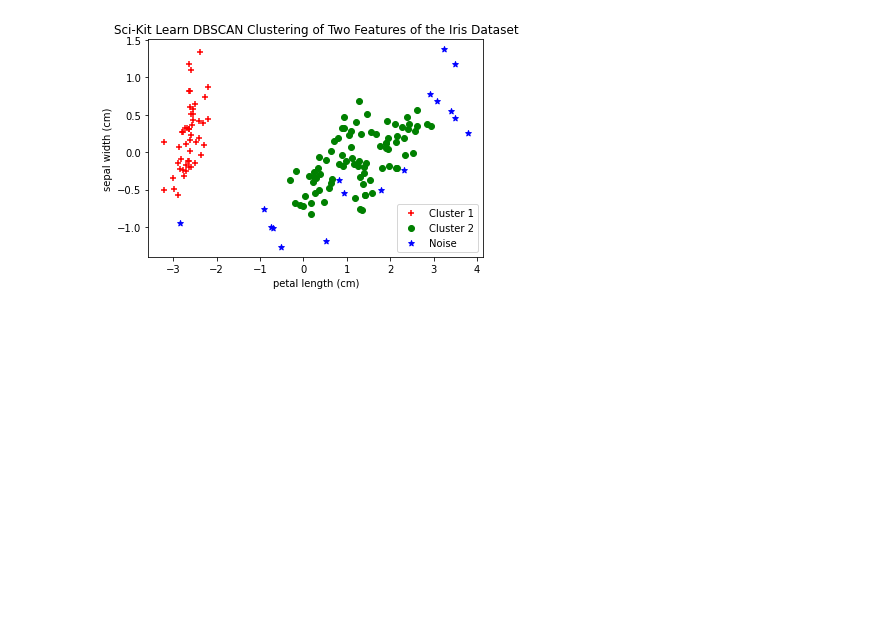
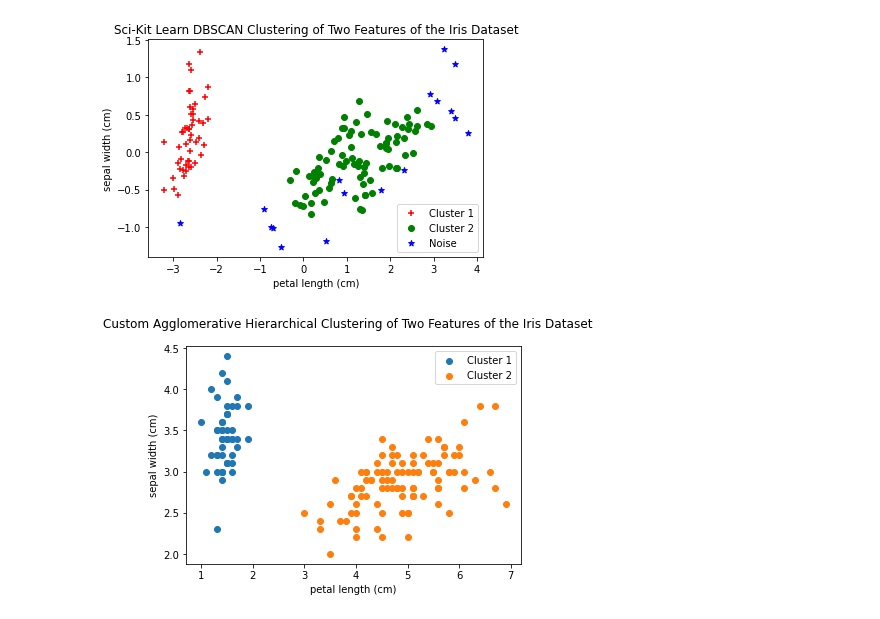
Before and after one commit to FlyN-Nick/introToML, a Jupyter notebook: New Jupyter Notebooks/Clustering.ipynb, the cells around one changed output. Saved outputs shown, nothing was run; the diff lists cells and outputs as text; code cells hidden in the pictures; blank space fills up the shorter version.

Commit message:
Agglomerative hierarchical clustering is now working!

```diff
--- a/New Jupyter Notebooks/Clustering.ipynb
+++ b/New Jupyter Notebooks/Clustering.ipynb
@@ -444,11 +444,12 @@ def cluster_avg(cluster):
     avg : array
         The average x and y coordinate.
     """
-    if isistance(cluster[0], list):
+    if isinstance(cluster[0], list):
         cluster = convert_flattened_to_pairs(recursive_dendrogram_flattener(cluster)) # get cluster (really dendrogram) to right format
         return [sum([x[0] for x in cluster])/len(cluster), sum([x[1] for x in cluster])/len(cluster)]
     else:
         return cluster
+
 def combine_clusters(cluster1, cluster2):
     """Combines two clusters.
 
@@ -464,16 +465,7 @@ def combine_clusters(cluster1, cluster2):
     combined_cluster : array
         2D array of datapoints.
     """
-    combined_cluster = []
-    if isinstance(cluster1[0], list):
-        combined_cluster.append(*cluster1)
-    else:
-        combined_cluster.append(cluster1)
-    if isistance(cluster2[0], list):
-        combined_cluster.append(*cluster2)
-    else:
-        combined_cluster.append(cluster2)
-    return combined_cluster
+    return [cluster1, cluster2]
 
 def recursive_dendrogram_flattener(dendrogram):
     """Flattens any array into 1D recursively.
@@ -492,10 +484,13 @@ def recursive_dendrogram_flattener(dendrogram):
     """
     flattened = []
     for val in dendrogram:
-        if isistance(val, list):
-            flattened.append(recursive_dendrogram_flattener(var))
+        if isinstance(val, list):
+            one_d_arr = recursive_dendrogram_flattener(val)
+            for el in one_d_arr:
+                flattened.append(el)
         else:
             flattened.append(val)
+    return flattened
 
 def convert_flattened_to_pairs(flattened):
     """Converts a flattened (1D array) into 2D array, where each element is a x-y pair.
@@ -514,7 +509,7 @@ def convert_flattened_to_pairs(flattened):
     """
     pairs = []
     for i in range(len(flattened)):
-        if (i-1) % 2 == 0: # if odd
+        if i % 2 == 0: # if even
             pairs.append([flattened[i], flattened[i+1]])
     return pairs
 # %%
@@ -596,3 +597,18 @@ def agglomerative_hierarchical_clustering(datapoints):
         if len(datapoints) == 1:
             finished = True
     return datapoints[0]
+# %%
+pairs = iris.data[:, [x_feature, y_feature]].tolist() # format data
+dendrogram = agglomerative_hierarchical_clustering(pairs) # run algo
+# get results into right format (dendrogram -> 2D array of cords) for plotting
+cluster1 = convert_flattened_to_pairs(recursive_dendrogram_flattener(dendrogram[0]))
+cluster2 = convert_flattened_to_pairs(recursive_dendrogram_flattener(dendrogram[1]))
+# plot clustering results
+fig = plt.figure() # create graph
+fig.suptitle('Custom Agglomerative Hierarchical Clustering of Two Features of the Iris Dataset') # set title
+# set axis labels
+plt.xlabel(iris.feature_names[x_feature])
+plt.ylabel(iris.feature_names[y_feature])
+plot_clusters([cluster1, cluster2])
+# %% [output]
+[figure, added]
```
Also changed, not shown: parts of 6 cells of this notebook.
